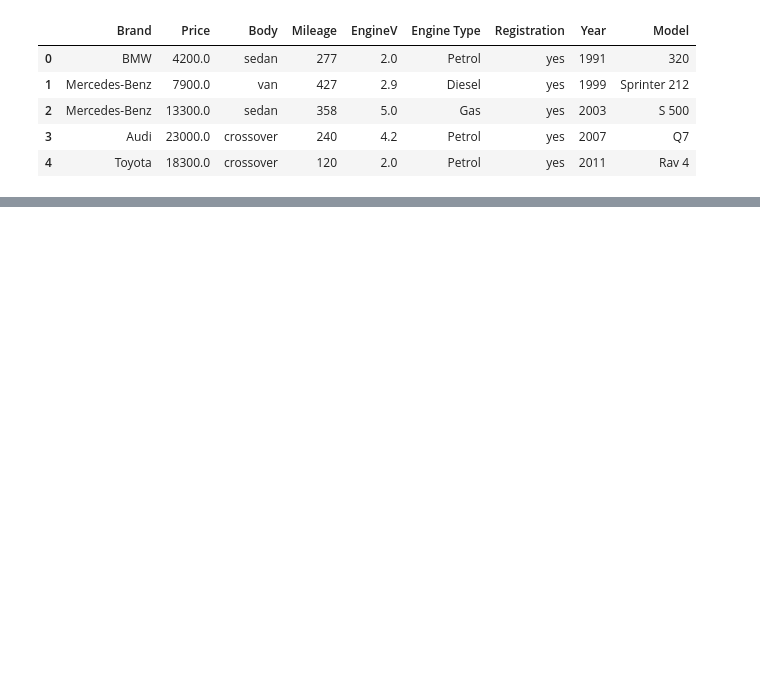
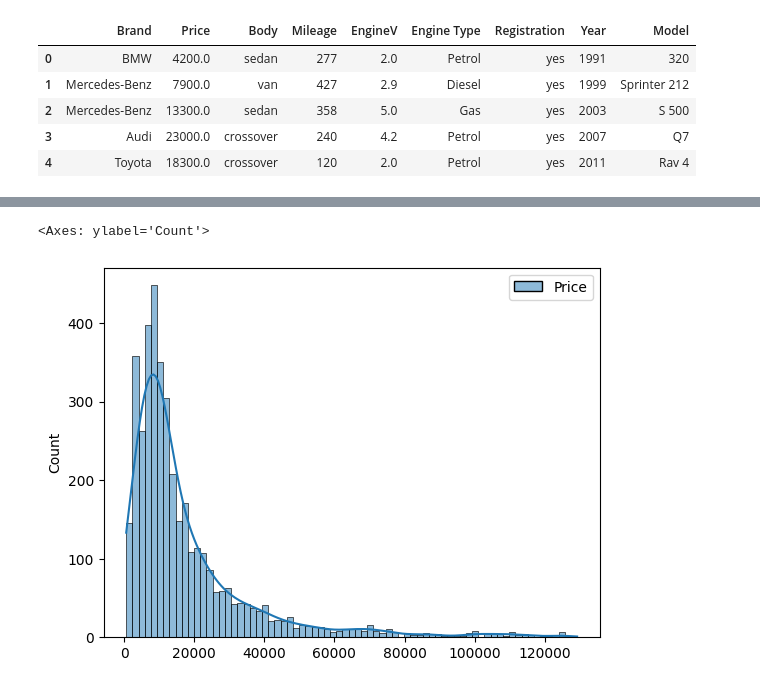
Before and after one commit to ihyaulumuddin044/ML_Portofolio, a Jupyter notebook: Car_sales.ipynb, the cells around one changed output, grey strips where cells are left out. Drawn from its saved outputs; the diff is of its cells as text; code cells hidden in the pictures; blank space fills up the shorter version.

```diff
--- a/Car_sales.ipynb
+++ b/Car_sales.ipynb
@@ -20,0 +103,4 @@ df.head()
+# %%
+q = data_no_mv['Price'].quantile(0.99)
+data1 = data_no_mv[data_no_mv['Price']<q]
+data1.describe(include="all")
@@ -20,0 +120,5 @@ df.head()
+# %%
+sns.histplot(data1[['Price']], kde=True)
+# %% [output]
+<Axes: ylabel='Count'>
+[figure, added]
```
Also changed, not shown: parts of 20 cells of this notebook.
